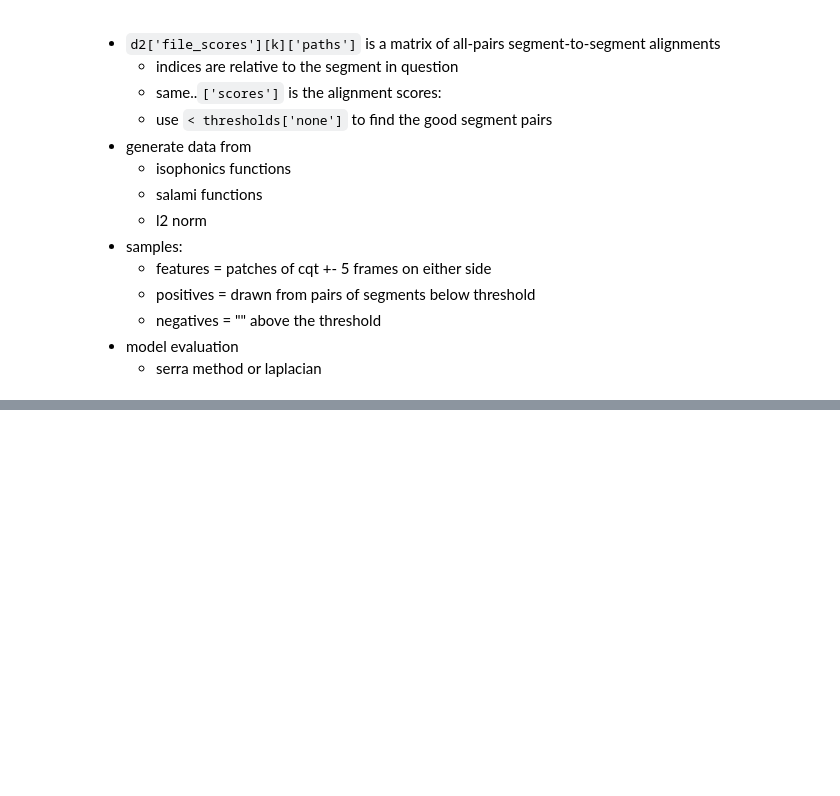
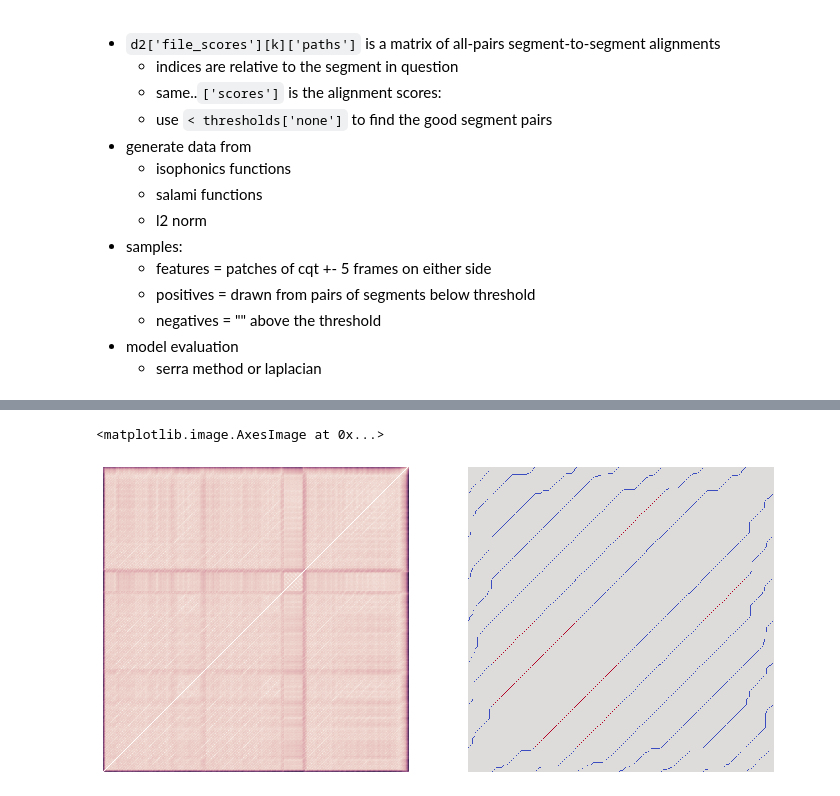
Before and after one commit to urinieto/similarity_classification, a Jupyter notebook: notes/Training data builder.ipynb, the cells around one changed output, grey strips where cells are left out. Drawn from its saved outputs; the diff is of its cells as text; code cells hidden in the pictures; blank space fills up the shorter version.

```diff
--- a/notes/Training data builder.ipynb
+++ b/notes/Training data builder.ipynb
@@ -49,3 +52,31 @@ def load_feature_data(file_name, n_steps=2):
     return symstack(data['cqgram'].astype(np.float32),
                     n_steps=n_steps,
                     mode='edge'), data['intframes']
+# %%
+@numba.jit
+def similarity_paths(X_raw, t_i, t_j, n_samples, max_samples, only_one=True):
+
+    X = np.empty((len(t_i), X_raw.shape[0]), dtype=X_raw.dtype)
+
+    S = np.zeros((X_raw.shape[1], X_raw.shape[1]))
+
+    k = 0
+    used_once = np.zeros(X_raw.shape[1], dtype=bool)
+
+    for i, j in zip(t_i, t_j):
+        if n_samples[i] >= max_samples:
+            continue
+
+        if only_one and (used_once[i] or used_once[j]):
+            continue
+
+        S[i, j] = 1
+        n_samples[i] += 1
+        n_samples[j] += 1
+        used_once[i] = True
+        used_once[j] = True
+
+        #X[k] = np.abs(X_raw[:, i] - X_raw[:, j])
+        #k = k + 1
+
+    return S
@@ -131,3 +238,14 @@ all_data = pickle.load(open('../data/scores_datasetESALAMI_levelEfunction_distEL
+# %%
+S_p, S = plot_selfsim(max_samples=16, **all_data['file_scores'][40])
+# %%
+plt.figure(figsize=(12,8))
+plt.subplot(1,2,1)
+librosa.display.specshow(S, aspect='equal')
+plt.subplot(1,2,2)
+librosa.display.specshow(S_p, vmin=-1, vmax=1.0, cmap='coolwarm', aspect='equal')
+# %% [output]
+<matplotlib.image.AxesImage at 0x...>
+[figure, added]
 # %%
 Parallel(n_jobs=4, verbose=20)(delayed(process_file)(data) for data in all_data['file_scores']);
 # %% [output]
```
Also changed, not shown: parts of 8 cells of this notebook, 3 other files.
